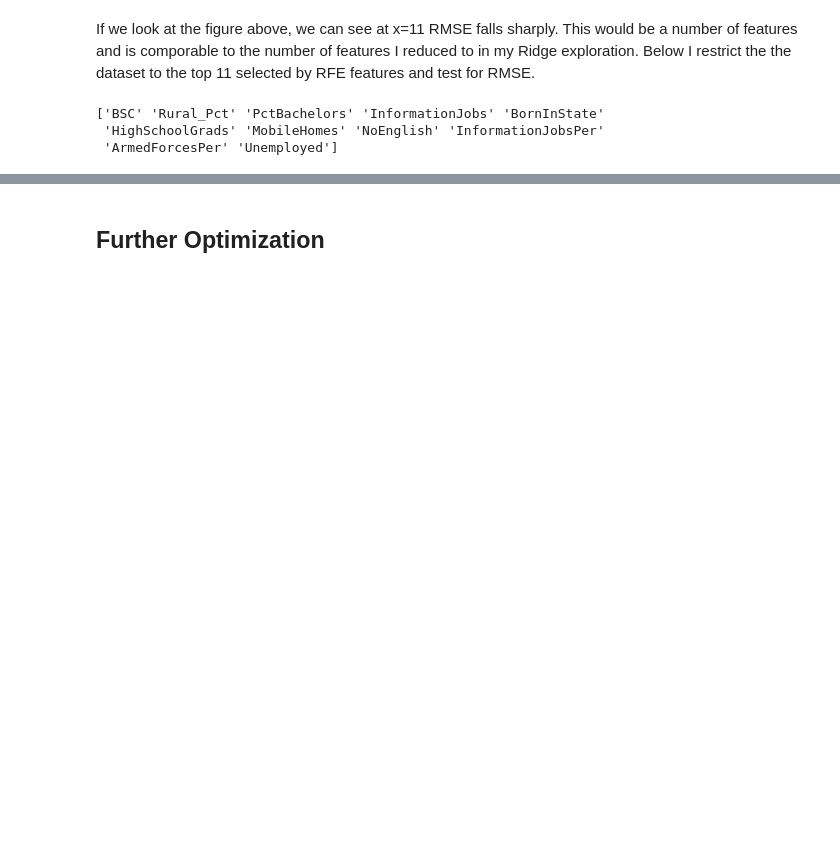
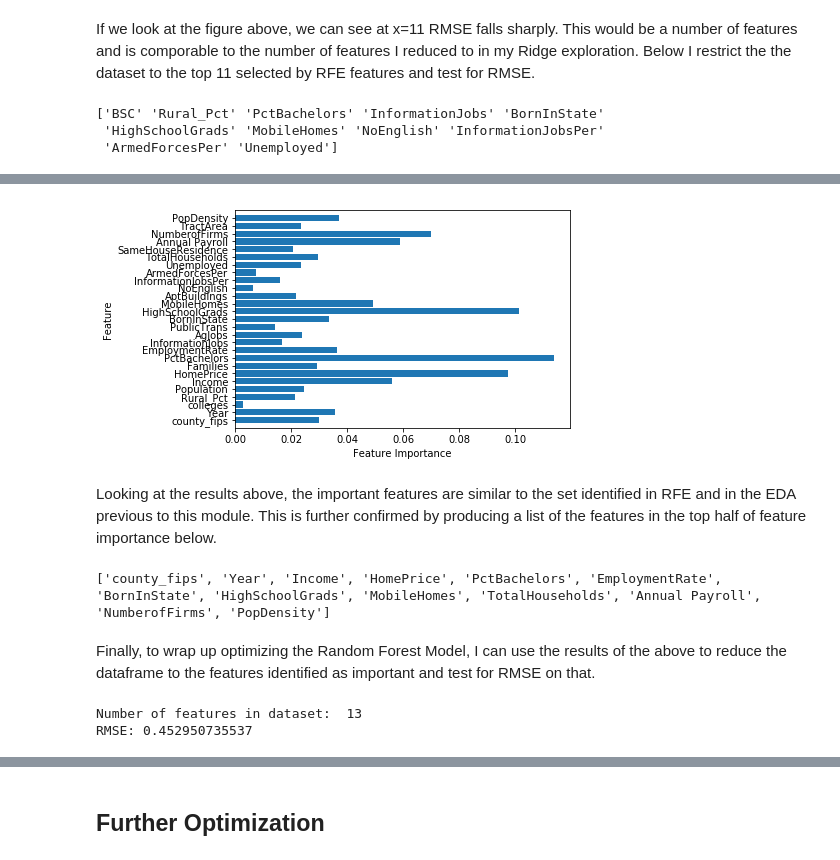
Before and after one commit to cwhitz/Capstone_ML, a Jupyter notebook: Capstone_ML.ipynb, the cells around one changed output, grey strips where cells are left out. Saved outputs shown, nothing was run; the diff lists cells and outputs as text; code cells hidden in the pictures; blank space fills up the shorter version.

```diff
--- a/Capstone_ML.ipynb
+++ b/Capstone_ML.ipynb
@@ -291,0 +327,5 @@ Are there ways to further improve the model now that we have simplified it a bit
+# %%
+best_rf = grid_search.best_estimator_
+BSC_predicted = best_rf.predict(X_holdout)
+holdout_rmse = np.sqrt(mean_squared_error(BSC_predicted, y_holdout))
+print(holdout_rmse)
@@ -291,0 +338,54 @@ Are there ways to further improve the model now that we have simplified it a bit
+# %%
+# the preprocess function used elsewhere cannot be used here
+rf_features_wNaN = rf_bb.drop('BSC',axis = 1)
+rf_features = pd.DataFrame(imp.fit_transform(rf_features_wNaN))
+rf_features.columns = rf_features_wNaN.columns
+
+def plot_feature_importances(model):
+    n_features = rf_features.shape[1]
+    plt.barh(range(n_features), model.feature_importances_, align='center')
+    plt.yticks(np.arange(n_features), list(rf_features.columns))
+    plt.xlabel('Feature Importance')
+    plt.ylabel("Feature")
+    plt.ylim(-1,n_features)
+
+plot_feature_importances(best_rf)
+plt.show()
+# %% [output]
+[figure, added]
+# %% [markdown]
+Looking at the results above, the important features are similar to the set identified in RFE and in the EDA previous to this module. This is further confirmed by producing a list of the features in the top half of feature importance below.
+# %%
+# Create a dict and use list comprehension to get the top half of scored features
+rf_FI_dict = dict(zip(list(rf_features.columns),best_rf.feature_importances_))
+FI_median = np.median(list(rf_FI_dict.values()))
+high_FI_values  = [i for i in list(rf_FI_dict.values()) if i > FI_median]
+high_FI_features = []
+for k, v in rf_FI_dict.items():
+    if v in high_FI_values: high_FI_features.append(k)
+
+print(high_FI_features)
+# %% [output]
+['county_fips', 'Year', 'Income', 'HomePrice', 'PctBachelors', 'EmploymentRate', 'BornInState', 'HighSchoolGrads', 'MobileHomes', 'TotalHouseholds', 'Annual Payroll', 'NumberofFirms', 'PopDensity']
+# %% [markdown]
+Finally, to wrap up optimizing the Random Forest Model, I can use the results of the above to reduce the dataframe to the features identified as important and test for RMSE on that.
+# %%
+# add target variable and set data to important features
+high_FI_features += ['BSC']
+RF_optimized_bb = rf_bb[high_FI_features]
+
+# split into training and test sets
+X_train, X_holdout, y_train, y_holdout = preprocess(RF_optimized_bb)
+
+# create the RFR object with the previously identified optimal parameters.
+rf_optimized = RandomForestRegressor(n_estimators=40, max_features='sqrt')
+
+# evaluate RMSE on holdout set
+rf_optimized.fit(X_train, y_train)
+BSC_predicted = rf_optimized.predict(X_holdout)
+holdout_rmse = np.sqrt(mean_squared_error(BSC_predicted, y_holdout))
+print("Number of features in dataset: ", len(high_FI_features)-1)
+print("RMSE:", holdout_rmse)
+# %% [output]
+Number of features in dataset:  13
+RMSE: 0.452950735537
```
Also changed, not shown: parts of 27 cells of this notebook, 1 other file.
